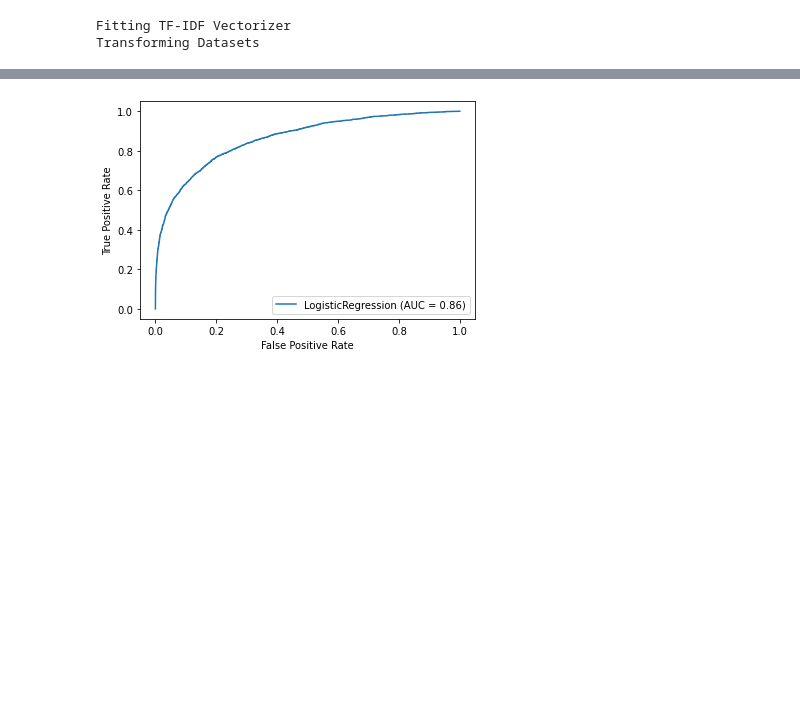
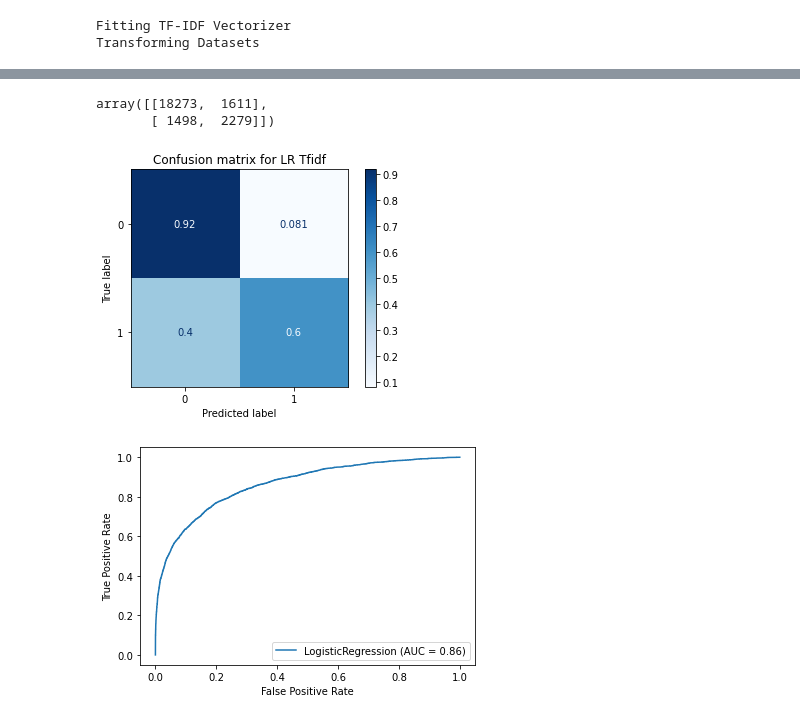
Before and after one commit to yagnesh7/dsga1001-term-project, a Jupyter notebook: modeling/Preprocess & Model.ipynb, the cells around one changed output, grey strips where cells are left out. Drawn from its saved outputs; the diff is of its cells as text; code cells hidden in the pictures; blank space fills up the shorter version.

```diff
--- a/modeling/Preprocess & Model.ipynb
+++ b/modeling/Preprocess & Model.ipynb
@@ -277,3 +321,17 @@ LogisticRegression()
+# %%
+confusion_matrix(y_test, lr_tfidf.predict(X_test_cv))
+# %% [output]
+array([[18273,  1611],
+       [ 1498,  2279]])
+# %%
+matrix = plot_confusion_matrix(lr_tfidf, X_test_cv, y_test,
+                                 cmap=plt.cm.Blues,
+                                 normalize='true')
+plt.title('Confusion matrix for LR Tfidf')
+plt.show(matrix)
+plt.show()
+# %% [output]
+[figure, added]
 # %%
 plot_roc_curve(lr_tfidf, X_test_tfidf, y_test)
 plt.show()
```
Also changed, not shown: parts of 28 cells of this notebook.
